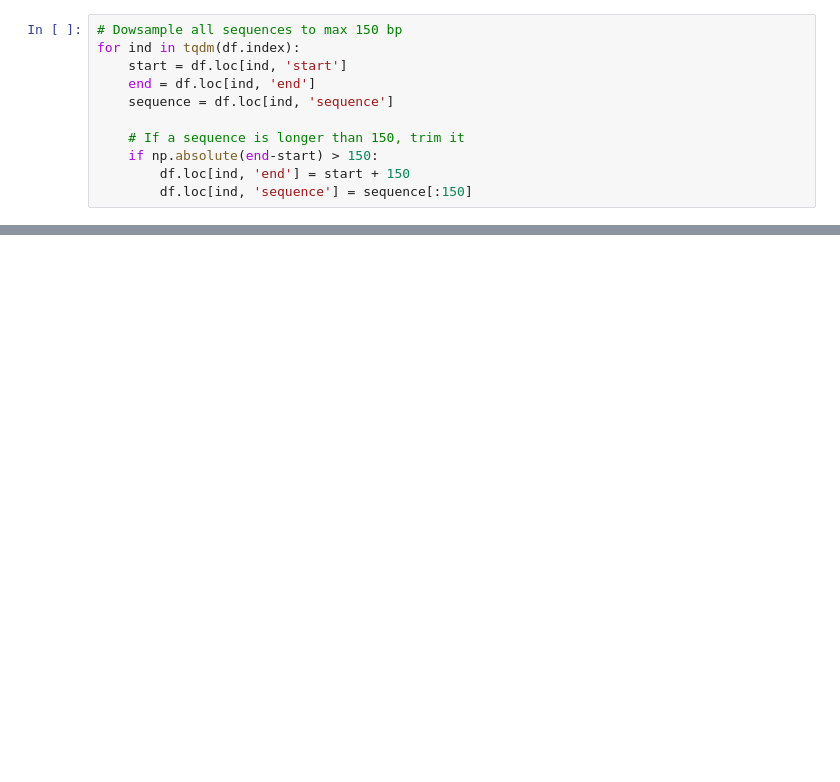
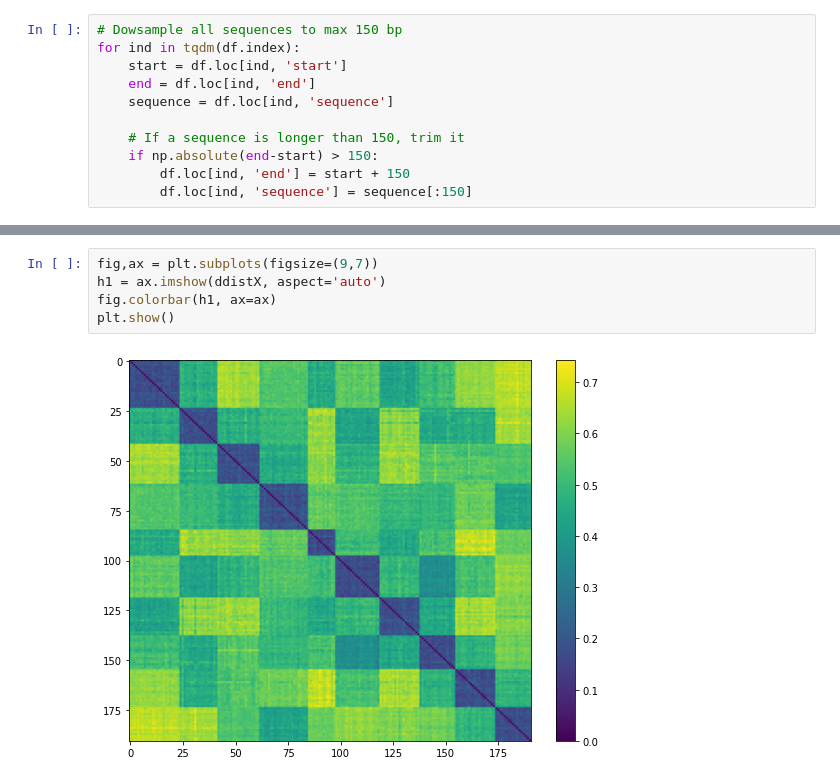
Before and after one commit to bkiyota/SNPBarcodingSimulator, a Jupyter notebook: sequence_simulation_updated.ipynb, the cells around one changed output, grey strips where cells are left out. Drawn from its saved outputs; the diff is of its cells as text; blank space fills up the shorter version.

```diff
--- a/sequence_simulation_updated.ipynb
+++ b/sequence_simulation_updated.ipynb
@@ -352,0 +397,7 @@ print(X)
+# %%
+fig,ax = plt.subplots(figsize=(9,7))
+h1 = ax.imshow(ddistX, aspect='auto')
+fig.colorbar(h1, ax=ax)
+plt.show()
+# %% [output]
+[figure, added]
```
Also changed, not shown: parts of 6 cells of this notebook.
